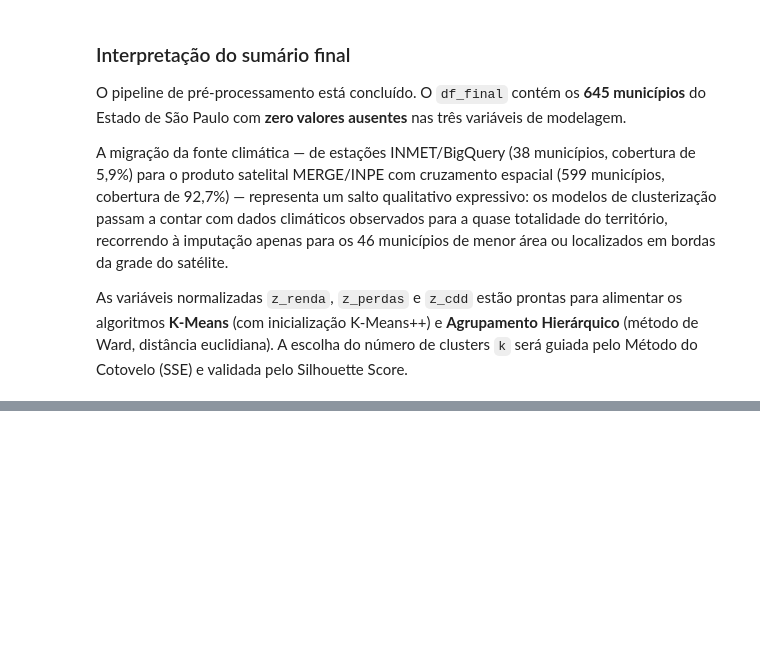
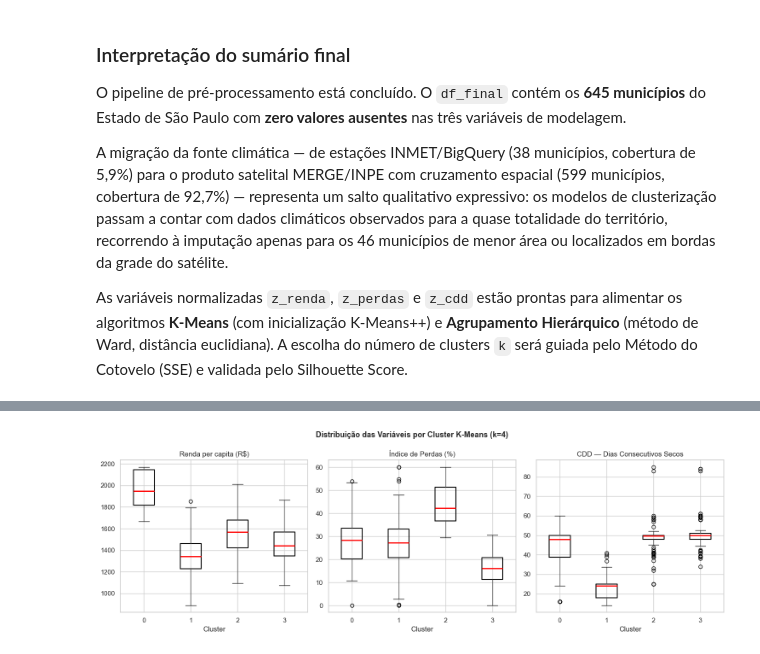
Before and after one commit to DuAlmeida995/clusterizacao-urbana, a Jupyter notebook: dados/tratamento_atualizado.ipynb, the cells around one changed output, grey strips where cells are left out. Cells and saved outputs as stored; diff of their text form; code cells hidden in the pictures; blank space fills up the shorter version.

```diff
--- a/dados/tratamento_atualizado.ipynb
+++ b/dados/tratamento_atualizado.ipynb
@@ -1284,0 +1460,26 @@ As variáveis normalizadas `z_renda`, `z_perdas` e `z_cdd` estão prontas para a
+# %%
+# ── Boxplots das variáveis originais por cluster ──────────────────────────────
+fig, axes = plt.subplots(1, 3, figsize=(15, 5))
+palette = {0: '#2196F3', 1: '#FF9800', 2: '#4CAF50', 3: '#E91E63', 4: '#9C27B0'}
+
+variaveis = [
+    ('renda_per_capita',           'Renda per capita (R$)'),
+    ('indice_perdas_distribuicao', 'Índice de Perdas (%)'),
+    ('dias_consecutivos',          'CDD — Dias Consecutivos Secos'),
+]
+
+for ax, (col, titulo) in zip(axes, variaveis):
+    df_final.boxplot(column=col, by='cluster_kmeans', ax=ax,
+                     boxprops=dict(linewidth=1.5),
+                     medianprops=dict(color='red', linewidth=2))
+    ax.set_title(titulo, fontsize=11)
+    ax.set_xlabel('Cluster')
+    ax.set_ylabel('')
+    plt.sca(ax); plt.title(titulo)
+
+plt.suptitle(f'Distribuição das Variáveis por Cluster K-Means (k={K_FINAL})', fontsize=13, fontweight='bold')
+plt.tight_layout()
+plt.savefig('boxplots_clusters_kmeans.png', dpi=150, bbox_inches='tight')
+plt.show()
+# %% [output]
+[figure, added]
```
Also changed, not shown: parts of 25 cells of this notebook, 7 other files.
